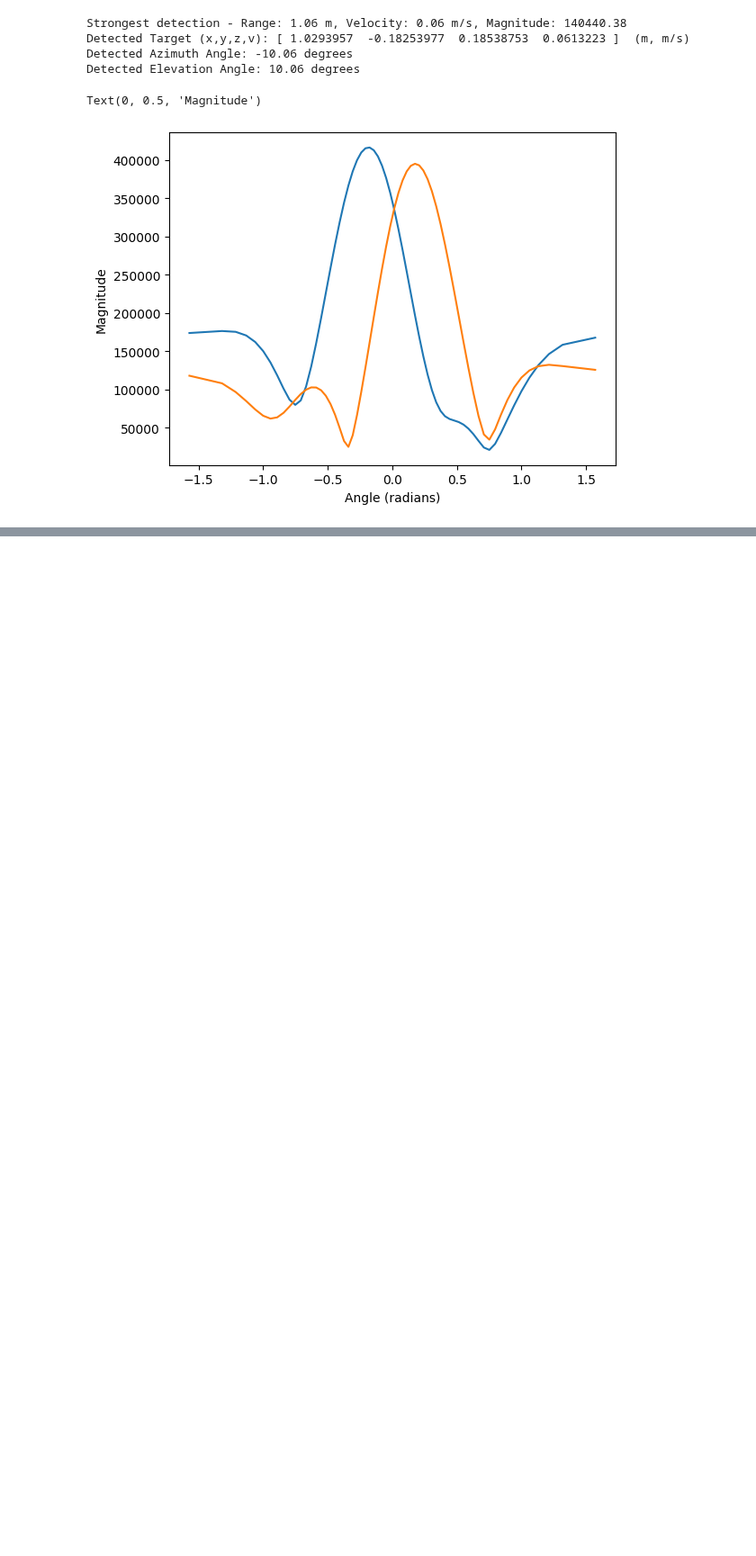
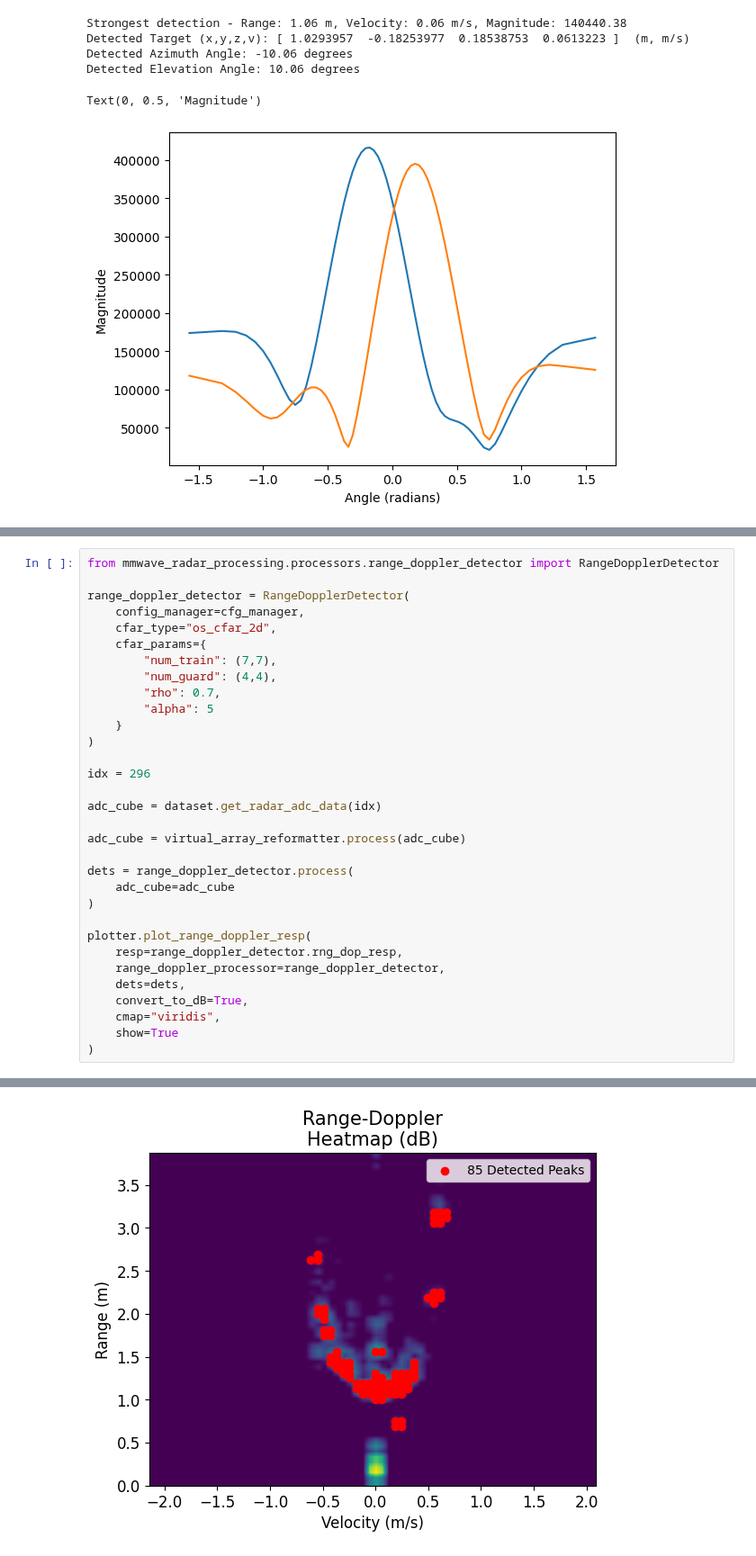
Before and after one commit to davidmhunt/mmwave_radar_processing, a Jupyter notebook: notebooks/view_radar_data_testing_detectors.ipynb, the cells around one changed output, grey strips where cells are left out. Shown at 90% size. Cells and saved outputs as stored; diff of their text form; blank space fills up the shorter version.

```diff
--- a/notebooks/view_radar_data_testing_detectors.ipynb
+++ b/notebooks/view_radar_data_testing_detectors.ipynb
@@ -461,0 +463,33 @@ Strongest detection - Range: 1.06 m, Velocity: 0.06 m/s, Magnitude: 140440.38
+# %%
+from mmwave_radar_processing.processors.range_doppler_detector import RangeDopplerDetector
+
+range_doppler_detector = RangeDopplerDetector(
+    config_manager=cfg_manager,
+    cfar_type="os_cfar_2d",
+    cfar_params={
+        "num_train": (7,7),
+        "num_guard": (4,4),
+        "rho": 0.7,
+        "alpha": 5
+    }
+)
+
+idx = 296
+
+adc_cube = dataset.get_radar_adc_data(idx)
+
+adc_cube = virtual_array_reformatter.process(adc_cube)
+
+dets = range_doppler_detector.process(
+    adc_cube=adc_cube
+)
+
+plotter.plot_range_doppler_resp(
+    resp=range_doppler_detector.rng_dop_resp,
+    range_doppler_processor=range_doppler_detector,
+    dets=dets,
+    convert_to_dB=True,
+    cmap="viridis",
+    show=True
+)
+# %% [output]
@@ -462,2 +497,3 @@ Strongest detection - Range: 1.06 m, Velocity: 0.06 m/s, Magnitude: 140440.38
+[figure, added]
 # %%
 from mmwave_radar_processing.processors.point_cloud_generator import PointCloudGenerator
```
Also changed, not shown: parts of 4 cells of this notebook, 5 other files.
